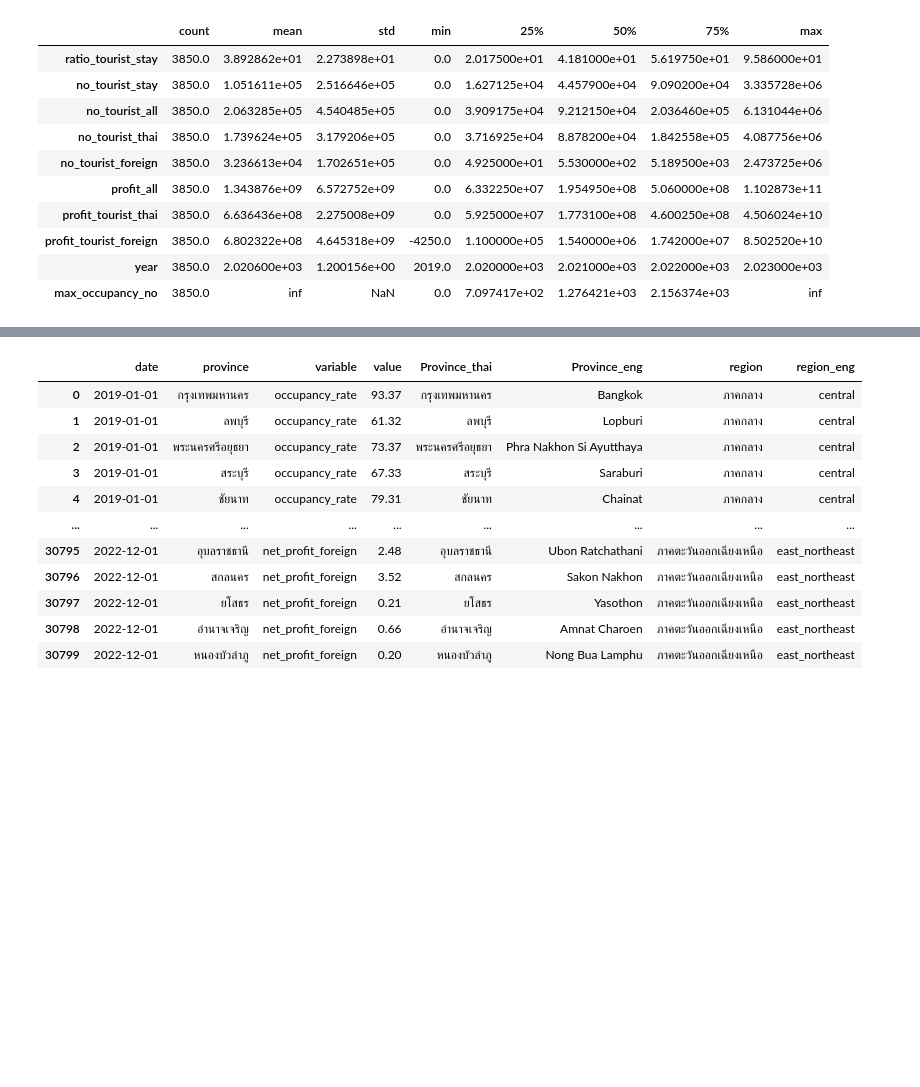
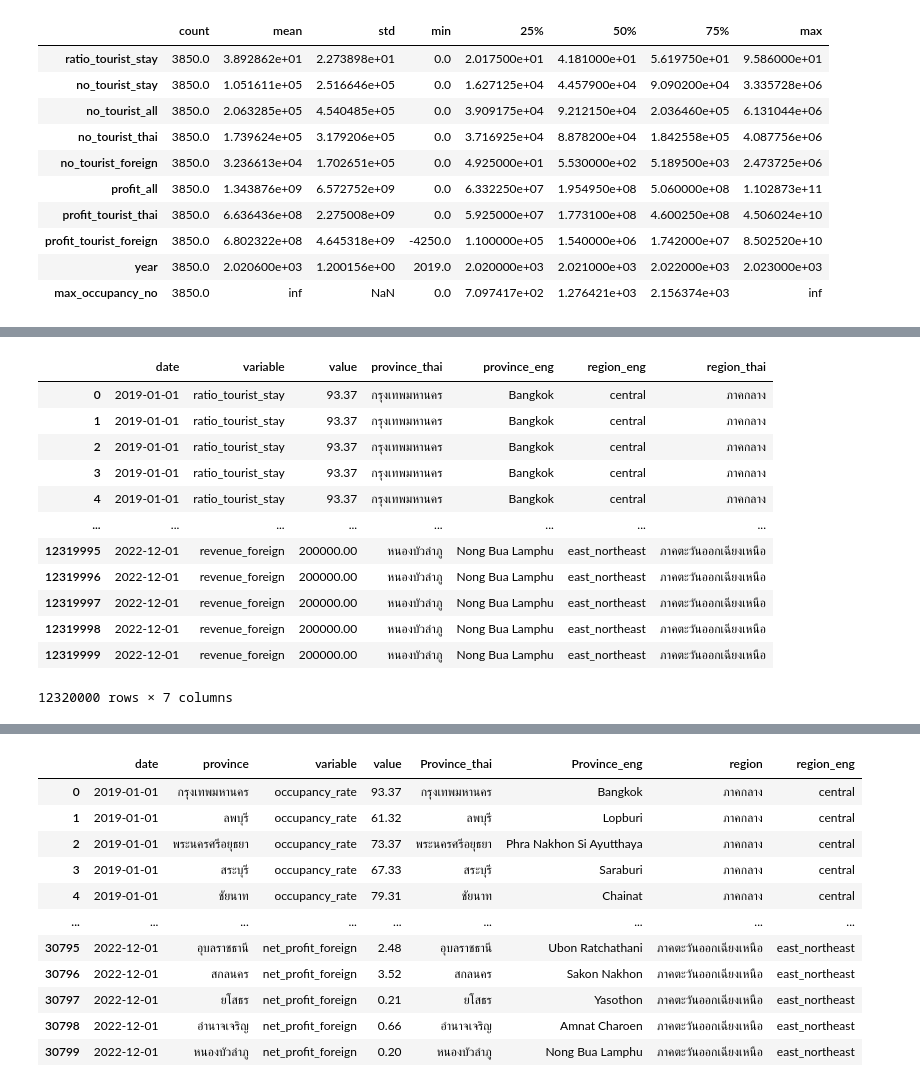
Before and after one commit to RThaweewat/tourism-domestic, a Jupyter notebook: pre_processing.ipynb, the cells around one changed output, grey strips where cells are left out. Saved outputs shown, nothing was run; the diff lists cells and outputs as text; code cells hidden in the pictures; blank space fills up the shorter version.

```diff
--- a/pre_processing.ipynb
+++ b/pre_processing.ipynb
@@ -245,0 +302,16 @@ combined_df
+# %%
+gg = pd.read_csv(r"C:\Users\Thaweewat\Desktop\thailand_domestic_tourism_2019_2023.csv")
+# %% [output]
+|  | date | variable | value | province_thai | province_eng | region_eng | region_thai |
+| 0 | 2019-01-01 | ratio_tourist_stay | 93.37 | กรุงเทพมหานคร | Bangkok | central | ภาคกลาง |
+| 1 | 2019-01-01 | ratio_tourist_stay | 93.37 | กรุงเทพมหานคร | Bangkok | central | ภาคกลาง |
+| 2 | 2019-01-01 | ratio_tourist_stay | 93.37 | กรุงเทพมหานคร | Bangkok | central | ภาคกลาง |
+| 3 | 2019-01-01 | ratio_tourist_stay | 93.37 | กรุงเทพมหานคร | Bangkok | central | ภาคกลาง |
+| 4 | 2019-01-01 | ratio_tourist_stay | 93.37 | กรุงเทพมหานคร | Bangkok | central | ภาคกลาง |
+| ... | ... | ... | ... | ... | ... | ... | ... |
+| 12319995 | 2022-12-01 | revenue_foreign | 200000.00 | หนองบัวลำภู | Nong Bua Lamphu | east_northeast | ภาคตะวันออกเฉียงเหนือ |
+| 12319996 | 2022-12-01 | revenue_foreign | 200000.00 | หนองบัวลำภู | Nong Bua Lamphu | east_northeast | ภาคตะวันออกเฉียงเหนือ |
+| 12319997 | 2022-12-01 | revenue_foreign | 200000.00 | หนองบัวลำภู | Nong Bua Lamphu | east_northeast | ภาคตะวันออกเฉียงเหนือ |
+| 12319998 | 2022-12-01 | revenue_foreign | 200000.00 | หนองบัวลำภู | Nong Bua Lamphu | east_northeast | ภาคตะวันออกเฉียงเหนือ |
+| 12319999 | 2022-12-01 | revenue_foreign | 200000.00 | หนองบัวลำภู | Nong Bua Lamphu | east_northeast | ภาคตะวันออกเฉียงเหนือ |
+12320000 rows × 7 columns
```
Also changed, not shown: parts of 42 cells of this notebook, 3 other files.
